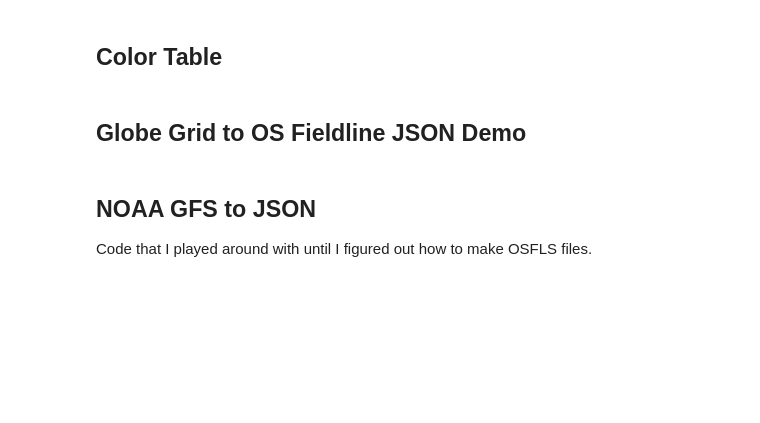
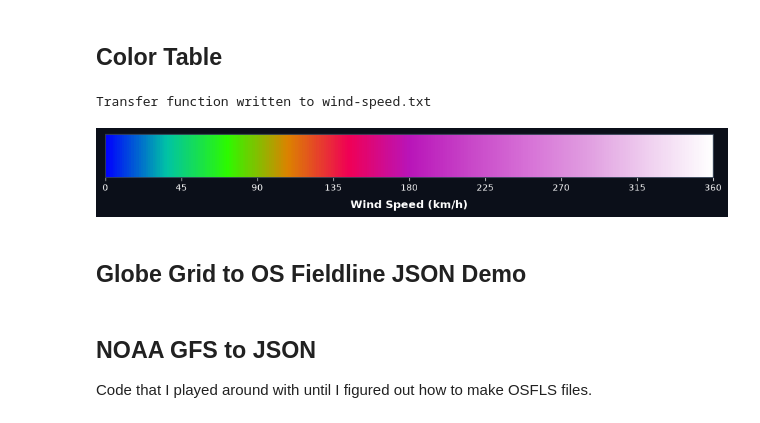
Before and after one commit to asabljic-iit/OpenSpace-GFS-Wind-Visualization, a Jupyter notebook: gfs_fieldline_tracer.ipynb, the cells around one changed output. Drawn from its saved outputs; the diff is of its cells as text; code cells hidden in the pictures; blank space fills up the shorter version.

Commit message:
Update color map

```diff
--- a/gfs_fieldline_tracer.ipynb
+++ b/gfs_fieldline_tracer.ipynb
@@ -209,3 +202,83 @@ generate_openspace_transfer_function("turbo", 10, "wind-speed.txt")
+# %%
+def rgb_to_hex(r, g, b):
+    return f'#{r:02x}{g:02x}{b:02x}'
+
+WIND_STOPS = [
+    (0.00, rgb_to_hex(  0,   0, 255)),  # 0 km/h
+    (0.10, rgb_to_hex(  0, 195, 165)),  # 36
+    (0.20, rgb_to_hex( 45, 250,   0)),  # 72
+    (0.30, rgb_to_hex(220, 130,   0)),  # 108
+    (0.40, rgb_to_hex(240,   0,  85)),  # 144
+    (0.50, rgb_to_hex(185,  20, 185)),  # 180
+    (0.60, rgb_to_hex(200,  70, 200)),  # 216
+    (0.70, rgb_to_hex(215, 115, 215)),  # 252
+    (0.80, rgb_to_hex(225, 160, 225)),  # 388
+    (0.90, rgb_to_hex(240, 210, 240)),  # 324
+    (1.00, rgb_to_hex(255, 255, 255))   # 360
+]
+
+def generate_transfer_function(
+    output_txt="wind-speed.txt",
+    num_samples=256,
+    min_kmh=0,
+    max_kmh=360
+):
+    # Extract positions and hex colors
+    positions, hex_colors = zip(*WIND_STOPS)
+
+    # Create custom Matplotlib LinearSegmentedColormap
+    # cmap = plt.get_cmap("turbo")
+    # normalized_samples = np.linspace(0.0, 1.0, num_samples)
+    cmap = mcolors.LinearSegmentedColormap.from_list("wind", list(zip(positions, hex_colors)))
+    normalized_samples = np.linspace(0.0, 1.0, num_samples)
+
+    # Write the OpenSpace transfer function text file
+    with open(output_txt, "w") as f:
+        f.write(f"width {num_samples}\n")
+        f.write("lower 0.0\n")
+        f.write("upper 1.0\n\n")
+
+        for pos in normalized_samples:
+            r, g, b, a = cmap(pos)
+            r_int = int(round(r * 255))
+            g_int = int(round(g * 255))
+            b_int = int(round(b * 255))
+            a_int = int(round(a * 255))
+
+            f.write(f"mappingkey  {pos:.5f}     {r_int}   {g_int}    {b_int}   {a_int}\n")
+
+    print(f"Transfer function written to {output_txt}")
+
+    # 2. Render and save the visual legend image
+    fig, ax = plt.subplots(figsize=(10, 1.5), facecolor='#0b0f19')
+    ax.set_facecolor('#0b0f19')
+
+    norm = mcolors.Normalize(vmin=min_kmh, vmax=max_kmh)
+    cb = fig.colorbar(
+        plt.cm.ScalarMappable(norm=norm, cmap=cmap),
+        cax=ax,
+        orientation='horizontal',
+        ticks=np.linspace(min_kmh, max_kmh, 9)
+    )
+
+    cb.set_label('Wind Speed (km/h)', color='white', fontsize=12, fontweight='bold', labelpad=8)
+    cb.ax.tick_params(labelsize=10, colors='white')
+    cb.outline.set_edgecolor('#334155')
+    cb.outline.set_linewidth(1.2)
+
+    plt.tight_layout()
+    plt.show()
+
+# Run the generator
+generate_transfer_function(
+    output_txt="wind-speed.txt",
+    num_samples=256,
+    min_kmh=0,
+    max_kmh=360
+)
+# %% [output]
+Transfer function written to wind-speed.txt
+[figure, added]
 # %% [markdown]
 ## Globe Grid to OS Fieldline JSON Demo
 # %%
```
Also changed, not shown: parts of 3 cells of this notebook, 2 other files.
